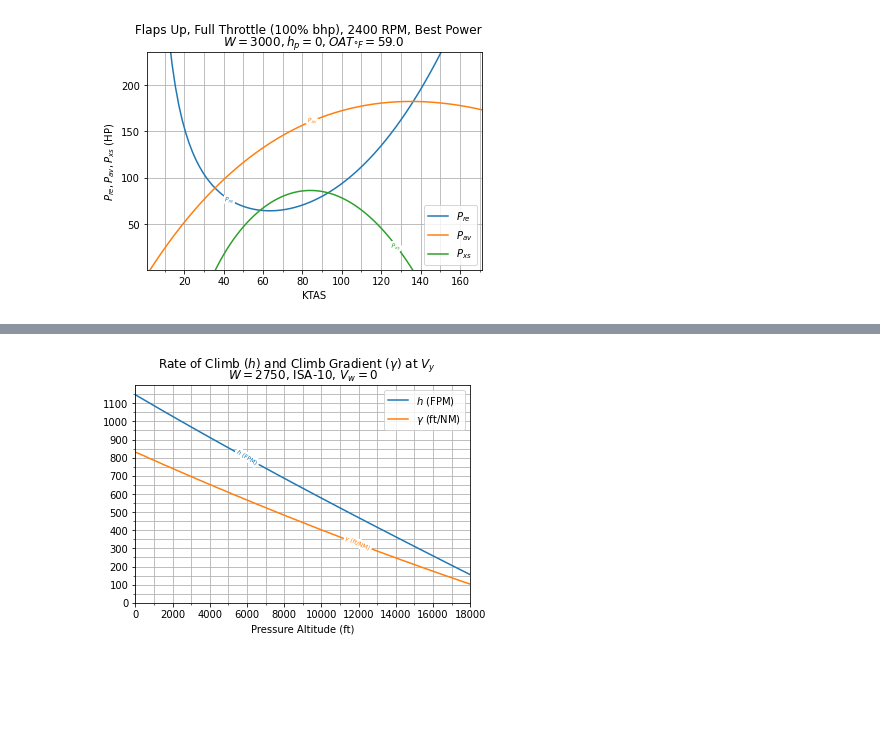
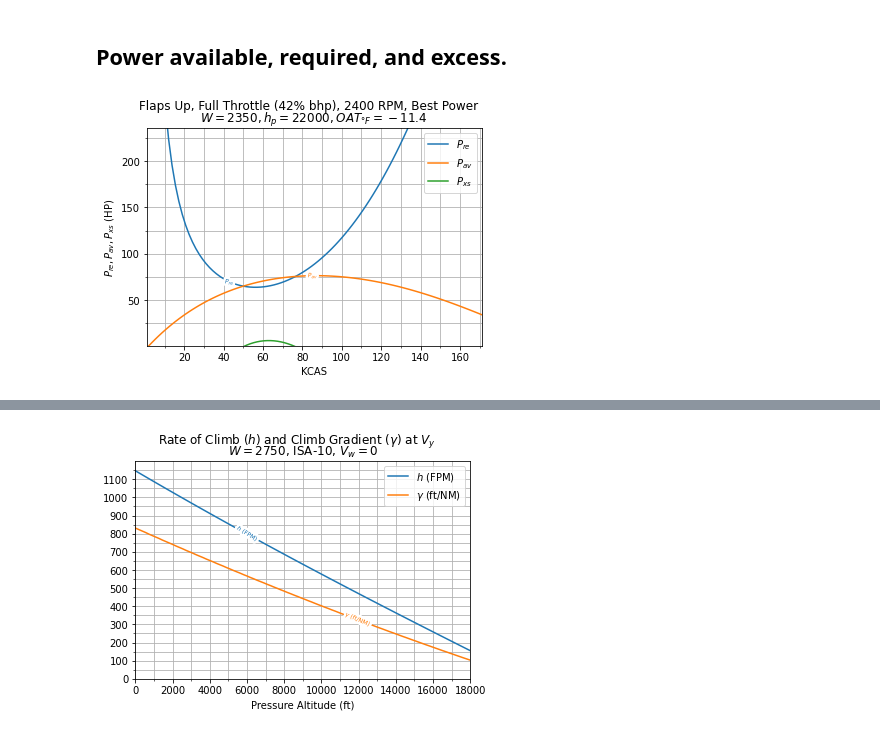
Before and after one commit to rbreslow/the-bootstrap-approach, a Jupyter notebook: the_bootstrap_approach.ipynb, the cells around one changed output, grey strips where cells are left out. Drawn from its saved outputs; the diff is of its cells as text; code cells hidden in the pictures; blank space fills up the shorter version.

```diff
--- a/the_bootstrap_approach.ipynb
+++ b/the_bootstrap_approach.ipynb
@@ -62,29 +63,41 @@ N51SW = DataPlate(
     # propeller) to propeller diameter.
     ((43 + (5 / 16) + 48) / 2) / 80,
 )
+# %% [markdown]
+## Power available, required, and excess.
 # %%
 operating_conditions = FullThrottleConditions(
-    N51SW, 3000, 0, 59, Mixture.BEST_POWER, 2400
+    N51SW, 2350, 22000, c_to_f(-24.1), Mixture.BEST_POWER, 2400
 )
 
 fig, ax = plt.subplots()
 
 # $V_{NE}$ for N51SW is 171 KCAS
 never_exceed_speed = 171
-ktas = np.linspace(0, never_exceed_speed, 100)
+kcas = np.linspace(0, never_exceed_speed, 100)
 
 p_re = (
-    power_required(operating_conditions.g, operating_conditions.h, kn_to_fts(ktas))
+    power_required(operating_conditions.g, operating_conditions.h, kn_to_fts(
+        tas(
+            kcas,
+            operating_conditions.relative_atmospheric_density
+        )
+    ))
     / 550
 )
-ax.plot(ktas, p_re, label=r"$P_{re}$")
+ax.plot(kcas, p_re, label=r"$P_{re}$")
 
 p_av = (
     power_available(
         propeller_efficiency(
             sdef_t(N51SW.z_ratio),
             propeller_advance_ratio(
-                kn_to_fts(ktas),
+                kn_to_fts(
+                    tas(
+                        kcas,
+                        operating_conditions.relative_atmospheric_density
+                    )
+                ),
                 operating_conditions.propeller_rps,
                 N51SW.propeller_diameter,
             ),
@@ -98,37 +111,38 @@ p_av = (
         ),
         operating_conditions.power,
     )
     / 550
 )
-ax.plot(ktas, p_av, label=r"$P_{av}$")
+ax.plot(kcas, p_av, label=r"$P_{av}$")
 
 p_xs = p_av - p_re
-ax.plot(ktas, p_xs, label=r"$P_{xs}$")
+ax.plot(kcas, p_xs, label=r"$P_{xs}$")
 
 labelLines(plt.gca().get_lines(), zorder=2.5, fontsize=6)
 
 plt.suptitle(
     f"{N51SW.configuration}, {operating_conditions.desc} ({operating_conditions.power / N51SW.rated_full_throttle_engine_power * 100:.0f}% bhp), {operating_conditions.engine_rpm} RPM, {operating_conditions.mixture.value}"
 )
 
 ax.set(
-    xlabel="KTAS",
+    xlabel="KCAS",
     ylabel=r"$P_{re}, P_{av}, P_{xs}$ (HP)",
     title=f"$W = {operating_conditions.gross_aircraft_weight}, h_p = {operating_conditions.pressure_altitude}, {{OAT_{{\degree{{F}}}}}} = {operating_conditions.oat_f:.1f}$",
 )
 
 ax.grid(True, which="both")
 
 ax.xaxis.set_minor_locator(AutoMinorLocator((2)))
+ax.yaxis.set_minor_locator(AutoMinorLocator((2)))
 
 ax.set_xlim([1, never_exceed_speed])
 ax.set_ylim([1, N51SW.rated_full_throttle_engine_horsepower])
 
 plt.legend()
 
 plt.show()
 # %% [output]
-[figure, old version]
+[figure, new version]
 # %%
 operating_conditions = FullThrottleConditions(
     N51SW, 2700, 15000, c_to_f(-24), Mixture.BEST_POWER, 2400
```
Also changed, not shown: parts of 4 cells of this notebook, 1 other file.
